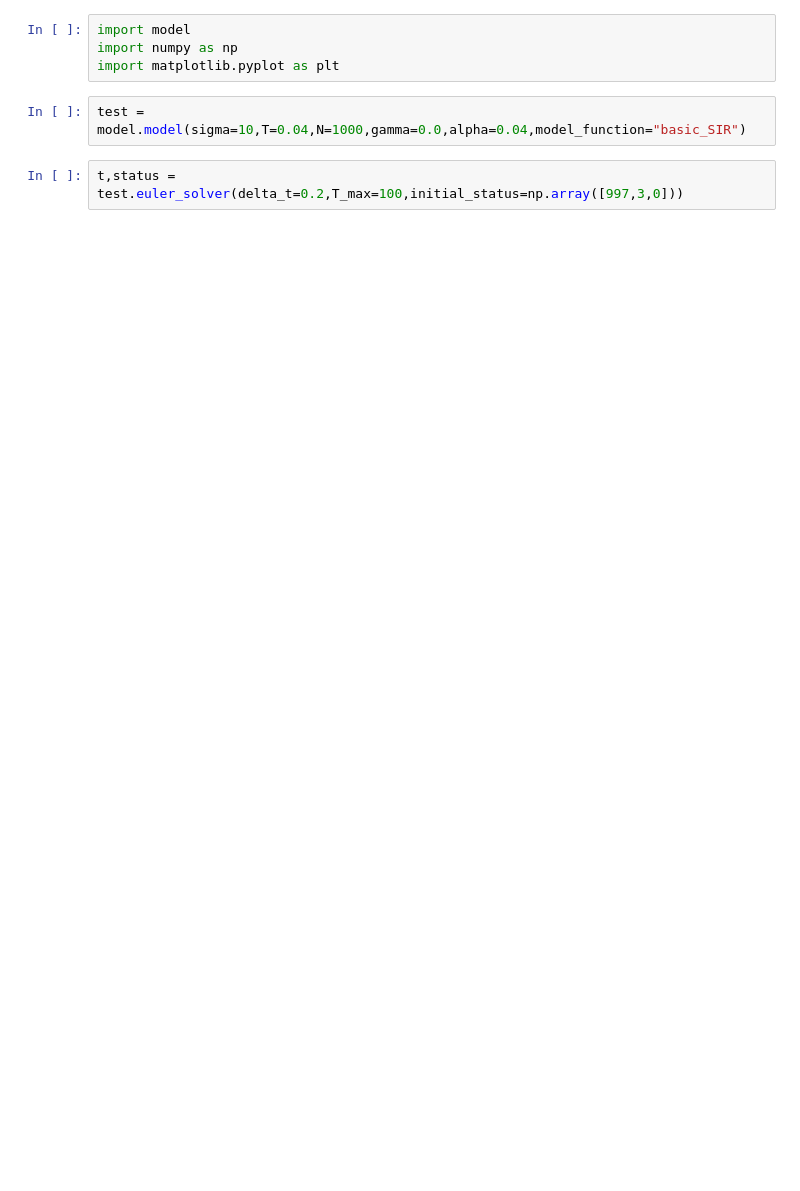
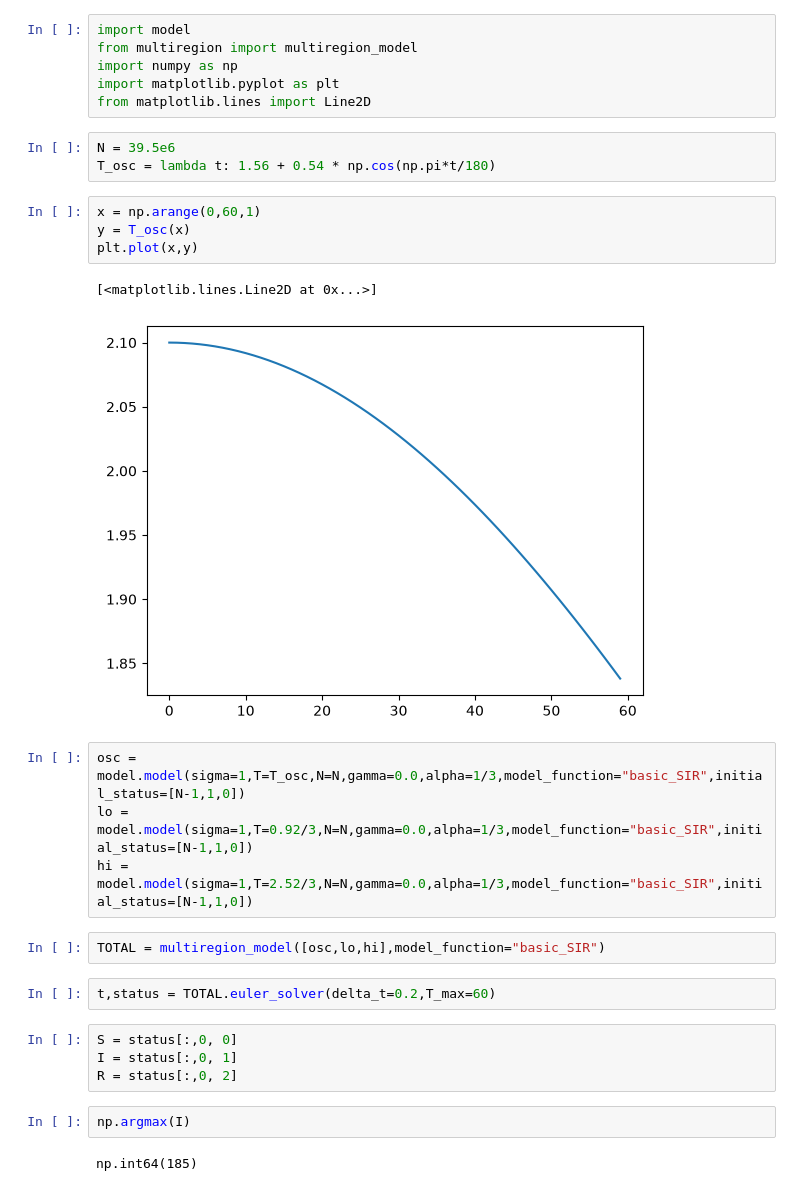
Before and after one commit to Milou-v/BERN01-Groupwork, a Jupyter notebook: project3_disease_spreading/test.ipynb, the cells around one changed output. Cells and saved outputs as stored; diff of their text form; blank space fills up the shorter version.

```diff
--- a/project3_disease_spreading/test.ipynb
+++ b/project3_disease_spreading/test.ipynb
@@ -1,8 +1,32 @@
 # %%
 import model
+from multiregion import multiregion_model
 import numpy as np
 import matplotlib.pyplot as plt
+from matplotlib.lines import Line2D
+# %%
+N = 39.5e6
+T_osc = lambda t: 1.56 + 0.54 * np.cos(np.pi*t/180)
+# %%
+x = np.arange(0,60,1)
+y = T_osc(x)
+plt.plot(x,y)
+# %% [output]
+[<matplotlib.lines.Line2D at 0x...>]
+[figure, added]
 # %%
-test = model.model(sigma=10,T=0.04,N=1000,gamma=0.0,alpha=0.04,model_function="basic_SIR")
+osc = model.model(sigma=1,T=T_osc,N=N,gamma=0.0,alpha=1/3,model_function="basic_SIR",initial_status=[N-1,1,0])
+lo = model.model(sigma=1,T=0.92/3,N=N,gamma=0.0,alpha=1/3,model_function="basic_SIR",initial_status=[N-1,1,0])
+hi = model.model(sigma=1,T=2.52/3,N=N,gamma=0.0,alpha=1/3,model_function="basic_SIR",initial_status=[N-1,1,0])
+# %%
+TOTAL = multiregion_model([osc,lo,hi],model_function="basic_SIR")
 # %%
-t,status = test.euler_solver(delta_t=0.2,T_max=100,initial_status=np.array([997,3,0]))
+t,status = TOTAL.euler_solver(delta_t=0.2,T_max=60)
+# %%
+S = status[:,0, 0]
+I = status[:,0, 1]
+R = status[:,0, 2]
+# %%
+np.argmax(I)
+# %% [output]
+np.int64(185)
```
Also changed, not shown: parts of 3 cells of this notebook, 3 other files.
